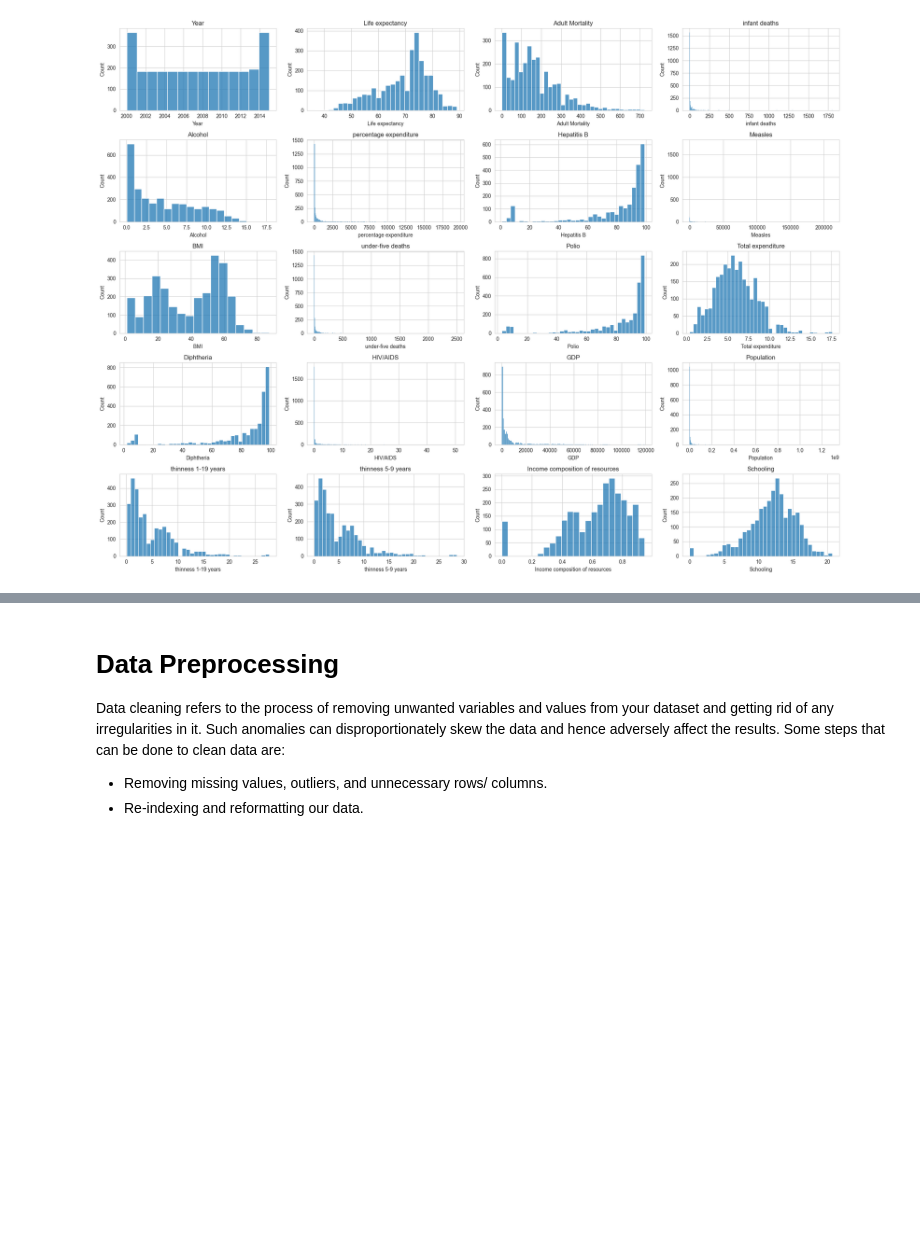
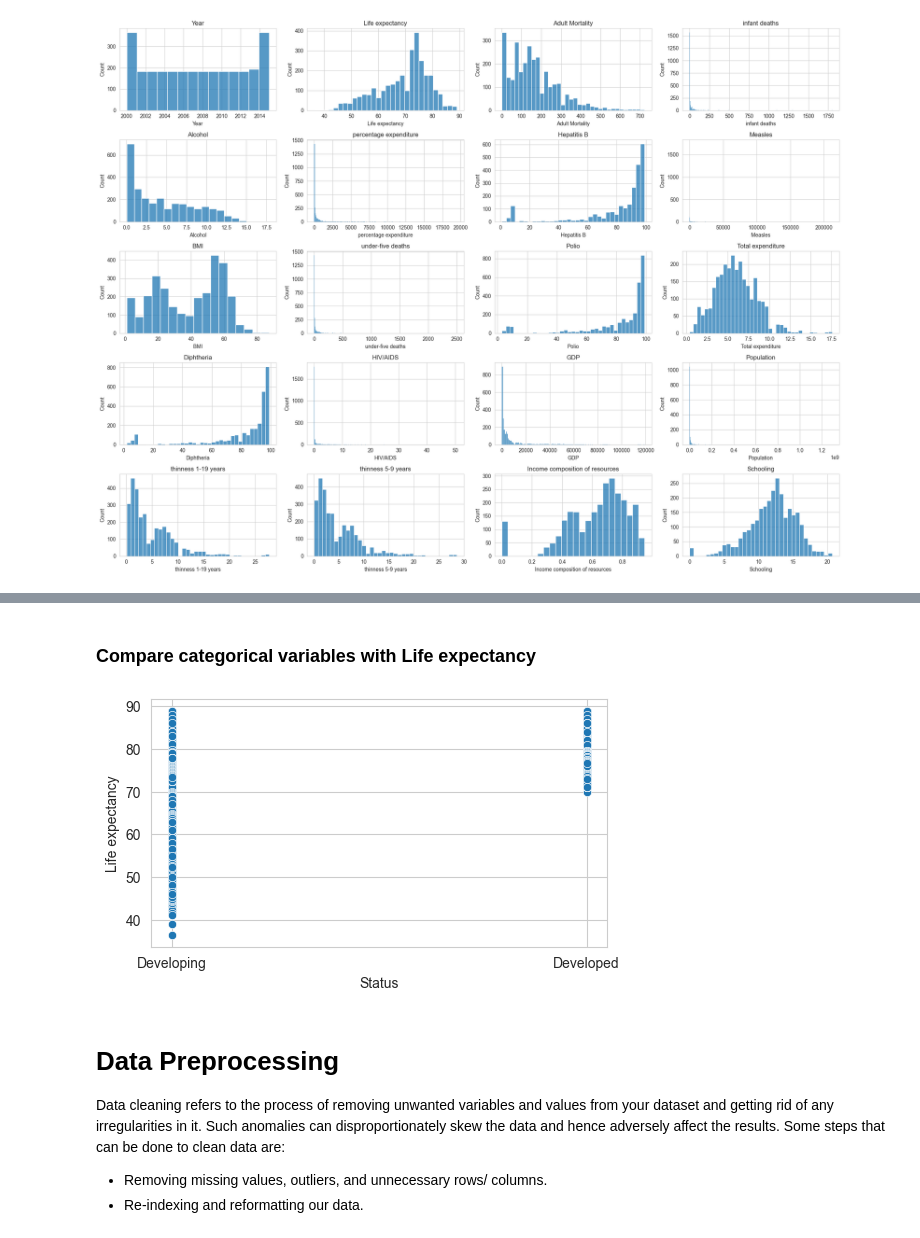
Before and after one commit to ov3ipo/SM_Project, a Jupyter notebook: project.ipynb, the cells around one changed output, grey strips where cells are left out. Cells and saved outputs as stored; diff of their text form; code cells hidden in the pictures; blank space fills up the shorter version.

```diff
--- a/project.ipynb
+++ b/project.ipynb
@@ -118,3 +161,27 @@ plt.show()
+# %% [markdown]
+### Compare categorical variables with Life expectancy
+# %%
+import seaborn as sns
+import matplotlib.pyplot as plt
+# Set the number of columns for the subplot grid
+cate_vars = len(df_categorical.columns) -1   # Subtracting 'Life Expectancy'
+
+
+# Calculate number of rows and columns for the grid
+nrows = int(np.ceil(np.sqrt(cate_vars)))
+ncols = nrows
+plt.figure(figsize=(20, 15))
+
+# Iterate over each column except 'Life Expectancy'
+for i, col in enumerate(df_categorical.drop('Country', axis=1).columns):
+    plt.subplot(5,4,i+1)
+    sns.scatterplot(data=df_categorical, x=col, y=df['Life expectancy'])
+
+# Adjust layout to prevent overlapping
+plt.tight_layout()
+plt.show()
+# %% [output]
+[figure, added]
 # %% [markdown]
 # **Data Preprocessing**
 Data cleaning refers to the process of removing unwanted variables and values from your dataset and getting rid of any irregularities in it. Such anomalies can disproportionately skew the data and hence adversely affect the results. Some steps that can be done to clean data are:
```
Also changed, not shown: parts of 50 cells of this notebook.
